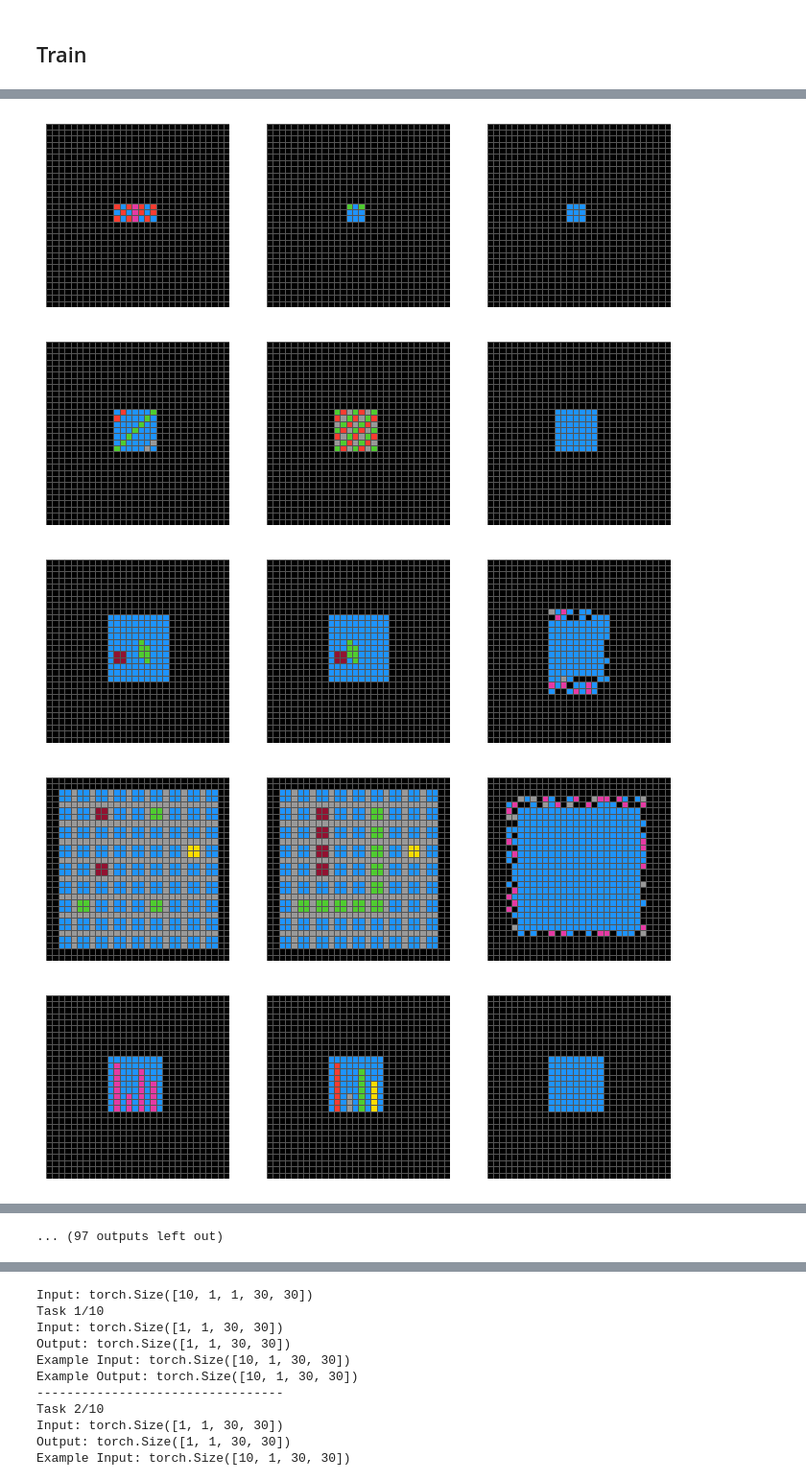
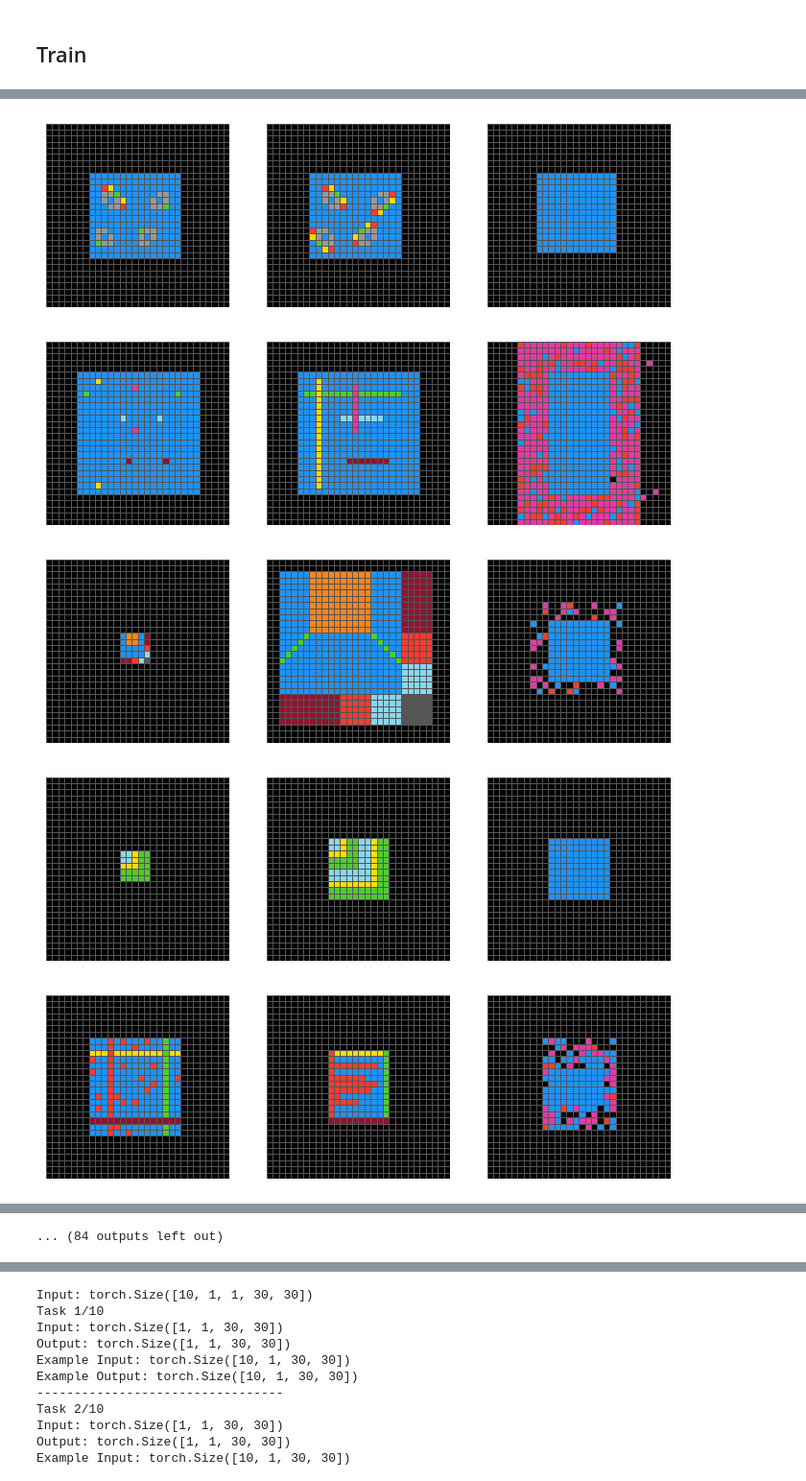
Before and after one commit to wooseungw/ARC, a Jupyter notebook: training_test.ipynb, the cells around one changed output, grey strips where cells are left out. Shown at 96% size. Drawn from its saved outputs; the diff is of its cells as text; code cells hidden in the pictures.

```diff
--- a/training_test.ipynb
+++ b/training_test.ipynb
@@ -69,6 +63,21 @@ from copy import deepcopy
 import matplotlib.pyplot as plt
 import gc
 import random
+import random
+import numpy as np
+import torch
+
+# Fix random seeds for reproducibility
+def fix_random_seeds(seed_value=42):
+
+    random.seed(seed_value)
+    np.random.seed(seed_value)
+    torch.manual_seed(seed_value)
+    torch.cuda.manual_seed_all(seed_value)
+    torch.backends.cudnn.deterministic = True
+    torch.backends.cudnn.benchmark = False
+
+fix_random_seeds(77)
 
 # CUDA 사용 가능 여부 확인
 device = 'mps' if torch.backends.mps.is_available() else 'cpu'
@@ -95,6 +104,7 @@ class_weights_tensor = torch.tensor(class_weights, dtype=torch.float32).to(devic
 def criterion(y_pred, y):
     y = y.long().squeeze(1)
     ce = F.cross_entropy(y_pred, y, weight=class_weights_tensor)
+    # ce = F.cross_entropy(y_pred, y)
     return ce
 
 def remapping_output(tensor):
@@ -263,14 +273,15 @@ for epoch in range(kwargs['epochs']):
                 validation_correct += correct_predictions.sum().item()
                 validation_total_samples += mask.sum().item()
 
-            if len(visualization_samples) < 10:  # 예를 들어 10개의 샘플만 저장
-                        visualization_samples.append((
-                            remapping_output(task_input.cpu()),
-                            #remapping_output(task_output.cpu()),
-                            #remapping_output(prediction_class.cpu())
-                            task_output.cpu(),
-                            prediction_class.cpu()
-                        ))
+            if task_number == 0:
+                if len(visualization_samples) < 10:  # 예를 들어 10개의 샘플만 저장
+                            visualization_samples.append((
+                                remapping_output(task_input.cpu()),
+                                #remapping_output(task_output.cpu()),
+                                #remapping_output(prediction_class.cpu())
+                                task_output.cpu(),
+                                prediction_class.cpu()
+                            ))
 
             del inner_model, inner_optimizer, task_input, task_output, task_prediction, mask, correct_predictions
             gc.collect()
@@ -298,5 +309,5 @@ Epoch 1/100
-[figure, old version]
+[figure, new version]
-[figure, old version]
+[figure, new version]
-[figure, old version]
+[figure, new version]
-[figure, old version]
+[figure, new version]
-[figure, old version]
+[figure, new version]
@@ -304,2 +315,2 @@ Epoch 1/100, Loss: 5.603706297743829, Accuracy: 36.593026538678714%
 Epoch 2/100
-... (97 outputs left out)
+... (84 outputs left out)
```
Also changed, not shown: parts of 3 cells of this notebook, 3 other files.
